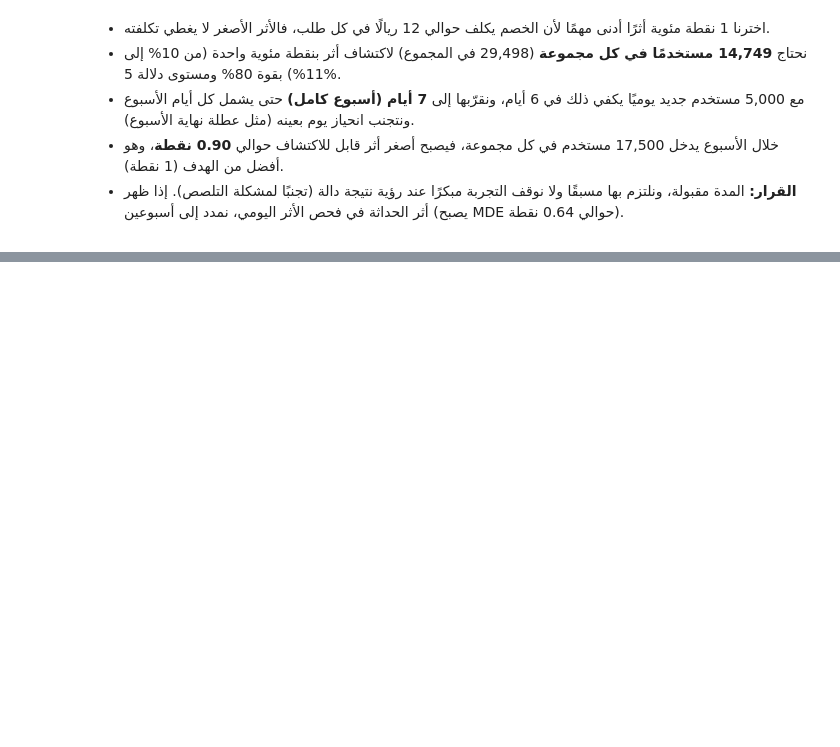
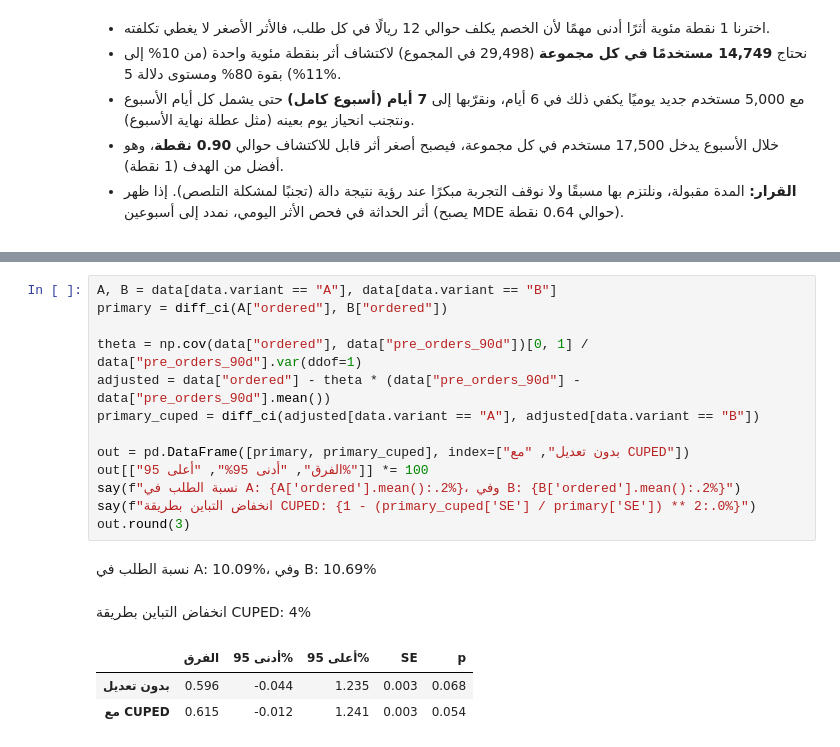
Before and after one commit to Raed1231/first-order-discount-ab-test, a Jupyter notebook: project_template.ipynb, the cells around one changed output, grey strips where cells are left out. Saved outputs shown, nothing was run; the diff lists cells and outputs as text; blank space fills up the shorter version.

```diff
--- a/project_template.ipynb
+++ b/project_template.ipynb
@@ -246,0 +350,19 @@ for label, n_g in [("في المدة المخططة", n_planned), ("إذا اك
+# %%
+A, B = data[data.variant == "A"], data[data.variant == "B"]
+primary = diff_ci(A["ordered"], B["ordered"])
+
+theta = np.cov(data["ordered"], data["pre_orders_90d"])[0, 1] / data["pre_orders_90d"].var(ddof=1)
+adjusted = data["ordered"] - theta * (data["pre_orders_90d"] - data["pre_orders_90d"].mean())
+primary_cuped = diff_ci(adjusted[data.variant == "A"], adjusted[data.variant == "B"])
+
+out = pd.DataFrame([primary, primary_cuped], index=["بدون تعديل", "مع CUPED"])
+out[["الفرق", "أدنى 95%", "أعلى 95%"]] *= 100
+say(f"نسبة الطلب في A: {A['ordered'].mean():.2%}، وفي B: {B['ordered'].mean():.2%}")
+say(f"انخفاض التباين بطريقة CUPED: {1 - (primary_cuped['SE'] / primary['SE']) ** 2:.0%}")
+out.round(3)
+# %% [output]
+نسبة الطلب في A: 10.09%، وفي B: 10.69%
+انخفاض التباين بطريقة CUPED: 4%
+|  | الفرق | أدنى 95% | أعلى 95% | SE | p |
+| بدون تعديل | 0.596 | -0.044 | 1.235 | 0.003 | 0.068 |
+| مع CUPED | 0.615 | -0.012 | 1.241 | 0.003 | 0.054 |
```
Also changed, not shown: parts of 36 cells of this notebook, 1 other file.
